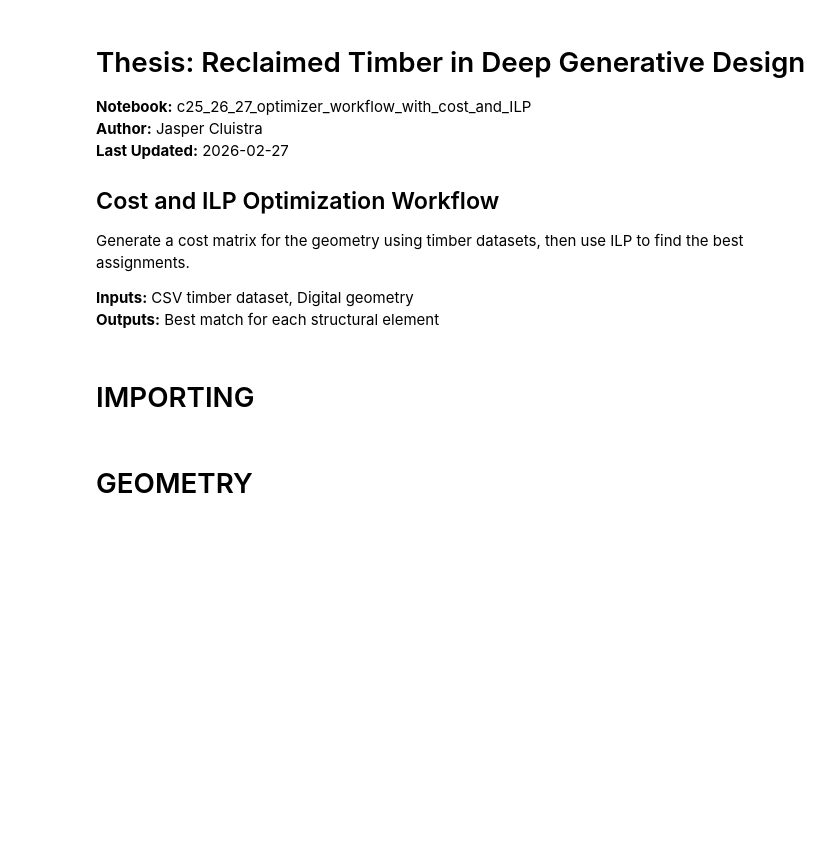
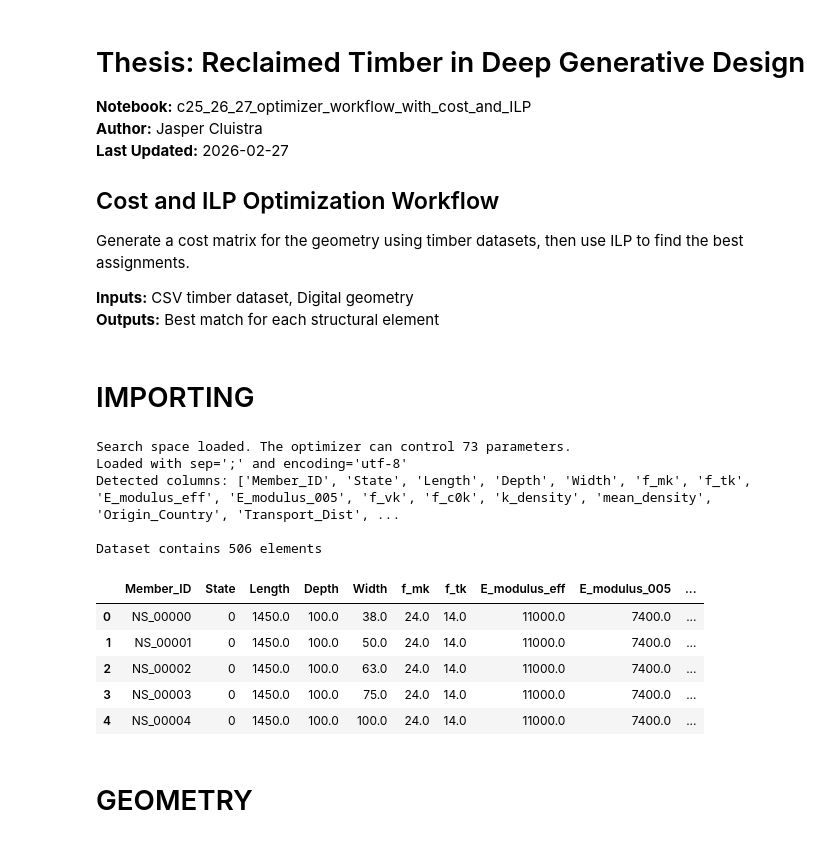
Before and after one commit to Jasp3r16/thesis_generative_timber, a Jupyter notebook: c24_25_26_27_28_29_optimizer_workflow.ipynb, the cells around one changed output. Drawn from its saved outputs; the diff is of its cells as text; code cells hidden in the pictures; blank space fills up the shorter version.

```diff
--- a/c24_25_26_27_28_29_optimizer_workflow.ipynb
+++ b/c24_25_26_27_28_29_optimizer_workflow.ipynb
@@ -14,9 +14,26 @@ Generate a cost matrix for the geometry using timber datasets, then use ILP to f
 # %% [markdown]
 # IMPORTING
 # %%
-import config
+from pathlib import Path
+import sys
 import json
 import pandas as pd
+
+REPO_ROOT = Path.cwd().resolve()
+for candidate in [REPO_ROOT, *REPO_ROOT.parents]:
+    if (candidate / "config.py").exists():
+        REPO_ROOT = candidate
+        break
+
+SRC_PATH = REPO_ROOT / "src"
+WORKFLOWS_PATH = REPO_ROOT / "workflows"
+for path in (REPO_ROOT, SRC_PATH, WORKFLOWS_PATH):
+    if str(path) not in sys.path:
+        sys.path.insert(0, str(path))
+
+import config
+
+MODEL_PREFIX = None  # set this to a surrogate prefix, e.g. 'c21_run_20260430'
 
 stock_path = config.TIMBER_STOCK_PATH / 'complete_timber.csv'
 json_path = config.DATA_IO_PATH / "search_space.json"
@@ -26,35 +43,45 @@ with open(json_path, "r") as f:
 
 print(f"Search space loaded. The optimizer can control {len(optimizer_search_space)} parameters.")
 
 # Try common combinations
 read_attempts = [
     {"sep": ",", "encoding": "utf-8"},
     {"sep": ";", "encoding": "utf-8"},
     {"sep": ",", "encoding": "latin1"},
     {"sep": ";", "encoding": "latin1"},
 ]
 
 df_input_stock = None
 for opts in read_attempts:
     try:
         df_try = pd.read_csv(stock_path, **opts)  # type: ignore
-        # Valid if we get more than 1 column
         if df_try.shape[1] > 1:
             df_input_stock = df_try
             print(f"Loaded with sep='{opts['sep']}' and encoding='{opts['encoding']}'")
             break
     except Exception:
         pass
 
 if df_input_stock is None:
     raise ValueError("Could not parse CSV with tested delimiter/encoding combinations.")
 
-# Clean column names
 df_input_stock.columns = df_input_stock.columns.str.strip()
 
 print("Detected columns:", df_input_stock.columns.tolist())
 print(f"\nDataset contains {df_input_stock.shape[0]} elements\n")
 display(df_input_stock.head())
+# %% [output]
+Search space loaded. The optimizer can control 73 parameters.
+Loaded with sep=';' and encoding='utf-8'
+Detected columns: ['Member_ID', 'State', 'Length', 'Depth', 'Width', 'f_mk', 'f_tk', 'E_modulus_eff', 'E_modulus_005', 'f_vk', 'f_c0k', 'k_density', 'mean_density', 'Origin_Country', 'Transport_Dist', ...
+
+Dataset contains 506 elements
+|  | Member_ID | State | Length | Depth | Width | f_mk | f_tk | E_modulus_eff | E_modulus_005 | ... |
+| 0 | NS_00000 | 0 | 1450.0 | 100.0 | 38.0 | 24.0 | 14.0 | 11000.0 | 7400.0 | ... |
+| 1 | NS_00001 | 0 | 1450.0 | 100.0 | 50.0 | 24.0 | 14.0 | 11000.0 | 7400.0 | ... |
+| 2 | NS_00002 | 0 | 1450.0 | 100.0 | 63.0 | 24.0 | 14.0 | 11000.0 | 7400.0 | ... |
+| 3 | NS_00003 | 0 | 1450.0 | 100.0 | 75.0 | 24.0 | 14.0 | 11000.0 | 7400.0 | ... |
+| 4 | NS_00004 | 0 | 1450.0 | 100.0 | 100.0 | 24.0 | 14.0 | 11000.0 | 7400.0 | ... |
 # %% [markdown]
 # GEOMETRY
 # %%
```
Also changed, not shown: parts of 6 cells of this notebook, 2 other files.
